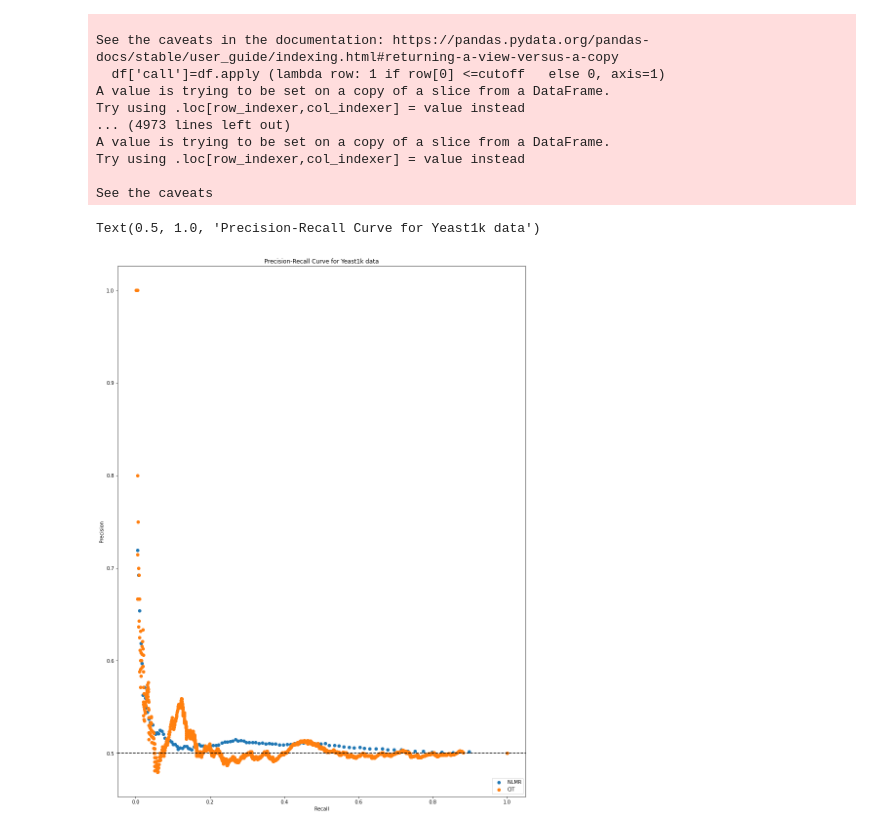
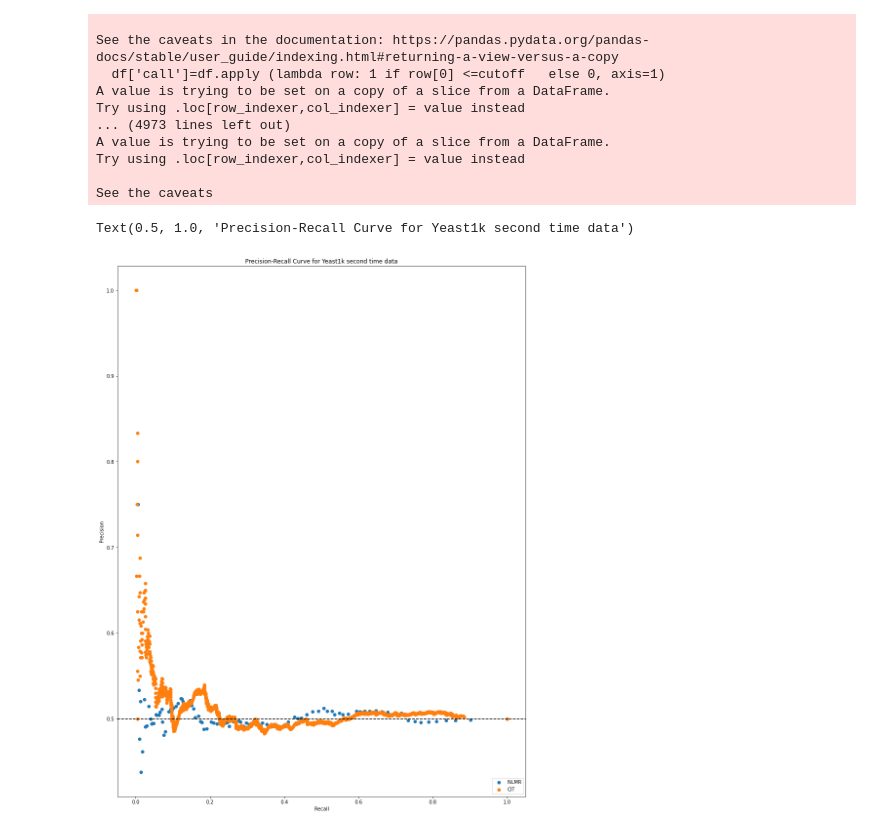
Before and after one commit to BIRDSgroup/NLCD, a Jupyter notebook: thirdApproach/PRcurvetopk.ipynb, the cells around one changed output. Cells and saved outputs as stored; diff of their text form; code cells hidden in the pictures.

```diff
--- a/thirdApproach/PRcurvetopk.ipynb
+++ b/thirdApproach/PRcurvetopk.ipynb
@@ -12,3 +12,5 @@ warnings.filterwarnings("ignore")
 # %%
 #cit=pd.read_csv("YeastbothresultsCIT10k.csv")
 cit1=pd.read_csv("YeastbothresultsCIT.csv")
+# %%
+cit1=pd.read_csv("YeastCITboth_1k_secondtime.csv")
@@ -31,3 +49,5 @@ cit1
 # %%
 #nlmr=pd.read_csv("YeastbothresultsOurmethod10k.csv")
 nlmr1=pd.read_csv("YeastbothresultsOurmethod.csv")
+# %%
+nlmr1=pd.read_csv("YeastNLMRboth_1k_secondtime.csv")
@@ -81,7 +117,7 @@ See the caveats in the documentation: https://pandas.pydata.org/pandas-docs/stab
   nlmr1['p_cit'] = nlmr1.apply(lambda row: max(row['p_LA'], row['p_LB'],row['diff_test']), axis=1)
 # %%
 
-nlmr1=nlmr[['p_cit','p_LA','p_LB','diff_test','GroundTruth']]
+nlmr1=nlmr1[['p_cit','p_LA','p_LB','diff_test','GroundTruth']]
 # %%
 nlmr1
 # %% [output]
@@ -299,13 +354,13 @@ file.close()
 # %%
 plt.figure(figsize=(15,20))
 plt.scatter(table_nlmr['Recall'],table_nlmr['Precision'],label="NLMR")
 plt.scatter(table_cit['Recall'],table_cit['Precision'],label="CIT")
 
 plt.axhline(y=0.5, color='k', linestyle='--')
 plt.legend(loc="lower right")
 plt.xlabel("Recall")
 plt.ylabel("Precision")
-plt.title("Precision-Recall Curve for Yeast1k data")
+plt.title("Precision-Recall Curve for Yeast1k second time data")
 # %% [output]
-Text(0.5, 1.0, 'Precision-Recall Curve for Yeast1k data')
+Text(0.5, 1.0, 'Precision-Recall Curve for Yeast1k second time data')
-[figure, old version]
+[figure, new version]
```
Also changed, not shown: parts of 9 cells of this notebook, 18 other files.
